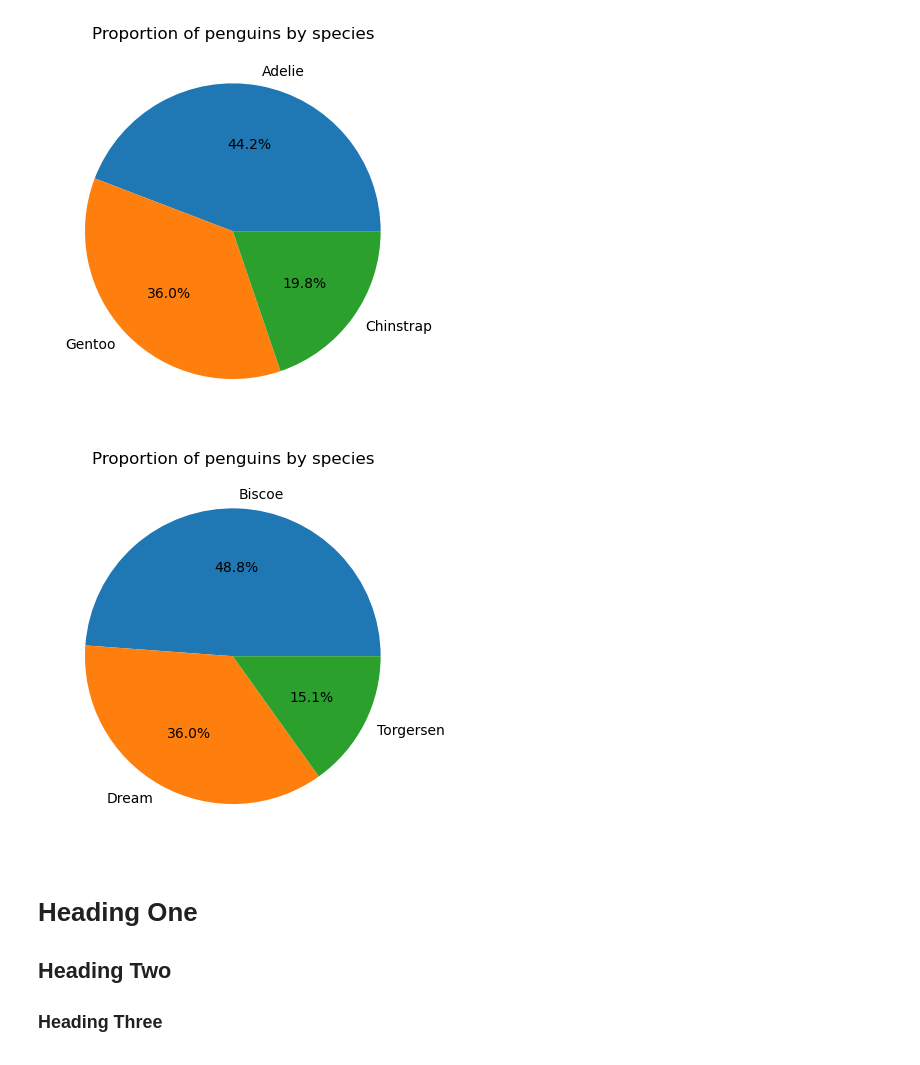
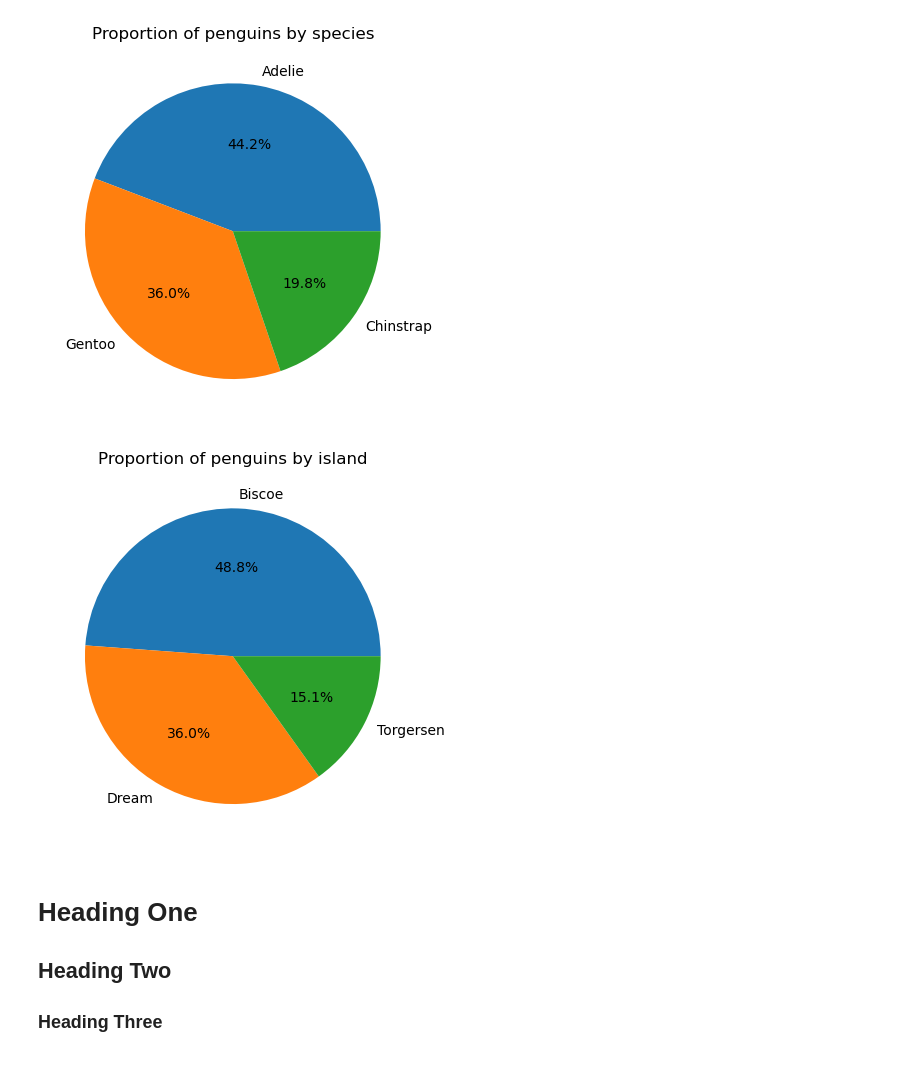
Before and after one commit to MikeCurleyCoosan/myproject, a Jupyter notebook: penguins.ipynb, the cells around one changed output. Saved outputs shown, nothing was run; the diff lists cells and outputs as text; code cells hidden in the pictures.

Commit message:
updating island pie chart in penguins.ipynb

```diff
--- a/penguins.ipynb
+++ b/penguins.ipynb
@@ -130,15 +130,15 @@ plt.show()
 # %%
 #Pie chart for categorical data of species
 
 #https://www.geeksforgeeks.org/how-to-create-a-pie-chart-in-seaborn/
 #https://matplotlib.org/stable/gallery/pie_and_polar_charts/pie_features.html
 
 island_counts = df['island'].value_counts()
 plt.pie(island_counts, labels=island_counts.index, autopct='%1.1f%%')
-plt.title('Proportion of penguins by species')
+plt.title('Proportion of penguins by island')
 plt.show()
 # %% [output]
-[figure, old version]
+[figure, new version]
 # %% [markdown]
 # Heading One
 ## Heading Two
```
